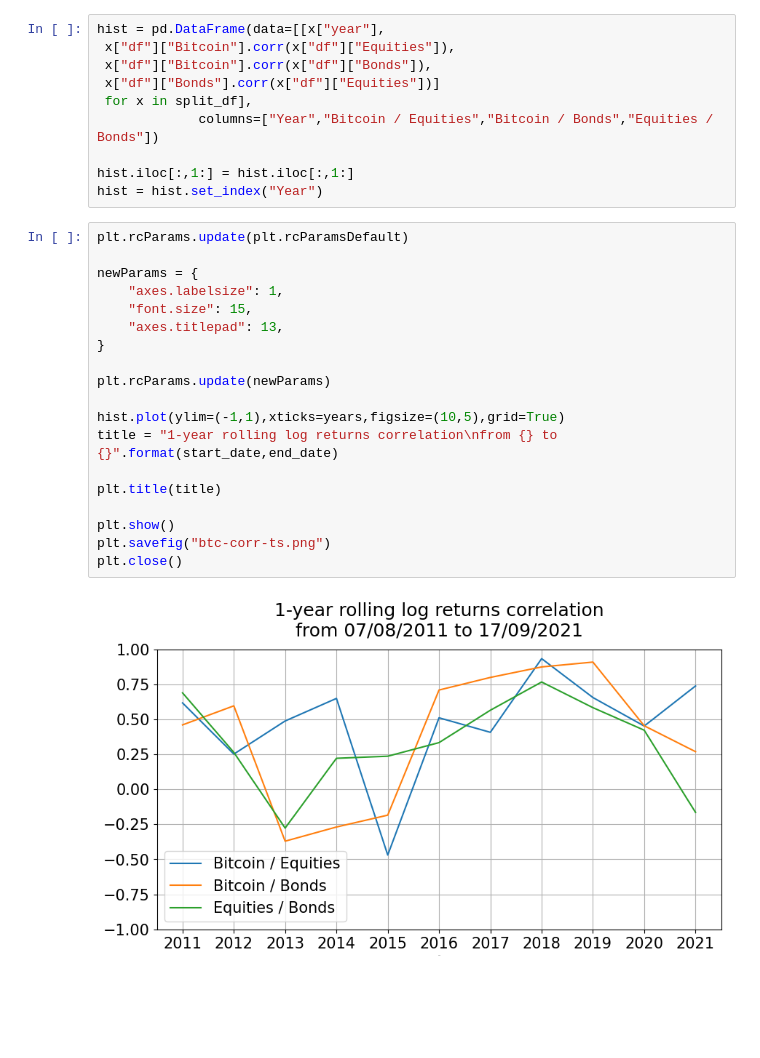
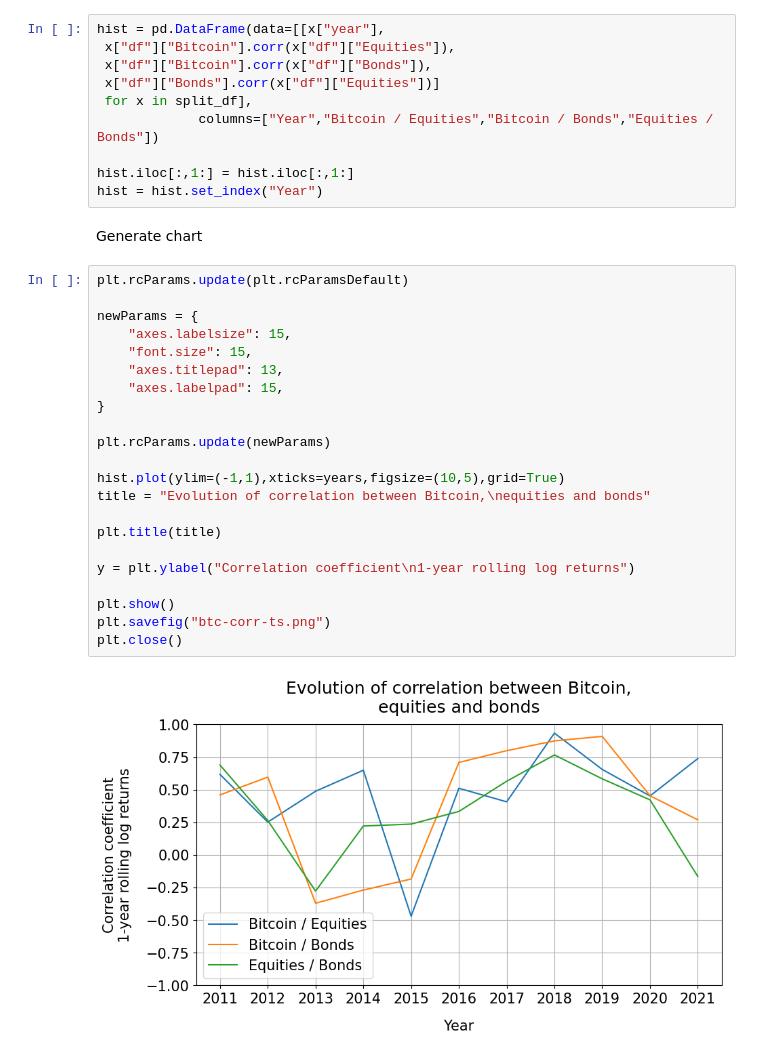
Before and after one commit to mihailthebuilder/crypto-research, a Jupyter notebook: btc.ipynb, the cells around one changed output. Saved outputs shown, nothing was run; the diff lists cells and outputs as text; blank space fills up the shorter version.

Commit message:
finalised chart

```diff
--- a/btc.ipynb
+++ b/btc.ipynb
@@ -153,24 +153,29 @@ hist = pd.DataFrame(data=[[x["year"],
 
 hist.iloc[:,1:] = hist.iloc[:,1:]
 hist = hist.set_index("Year")
+# %% [markdown]
+Generate chart
 # %%
 plt.rcParams.update(plt.rcParamsDefault)
 
 newParams = {
-    "axes.labelsize": 1,
+    "axes.labelsize": 15,
     "font.size": 15,
     "axes.titlepad": 13,
+    "axes.labelpad": 15,
 }
 
 plt.rcParams.update(newParams)
 
 hist.plot(ylim=(-1,1),xticks=years,figsize=(10,5),grid=True)
-title = "1-year rolling log returns correlation\nfrom {} to {}".format(start_date,end_date)
+title = "Evolution of correlation between Bitcoin,\nequities and bonds"
 
 plt.title(title)
+
+y = plt.ylabel("Correlation coefficient\n1-year rolling log returns")
 
 plt.show()
 plt.savefig("btc-corr-ts.png")
 plt.close()
 # %% [output]
-[figure, old version]
+[figure, new version]
```
Also changed, not shown: parts of 9 cells of this notebook, 2 other files.
